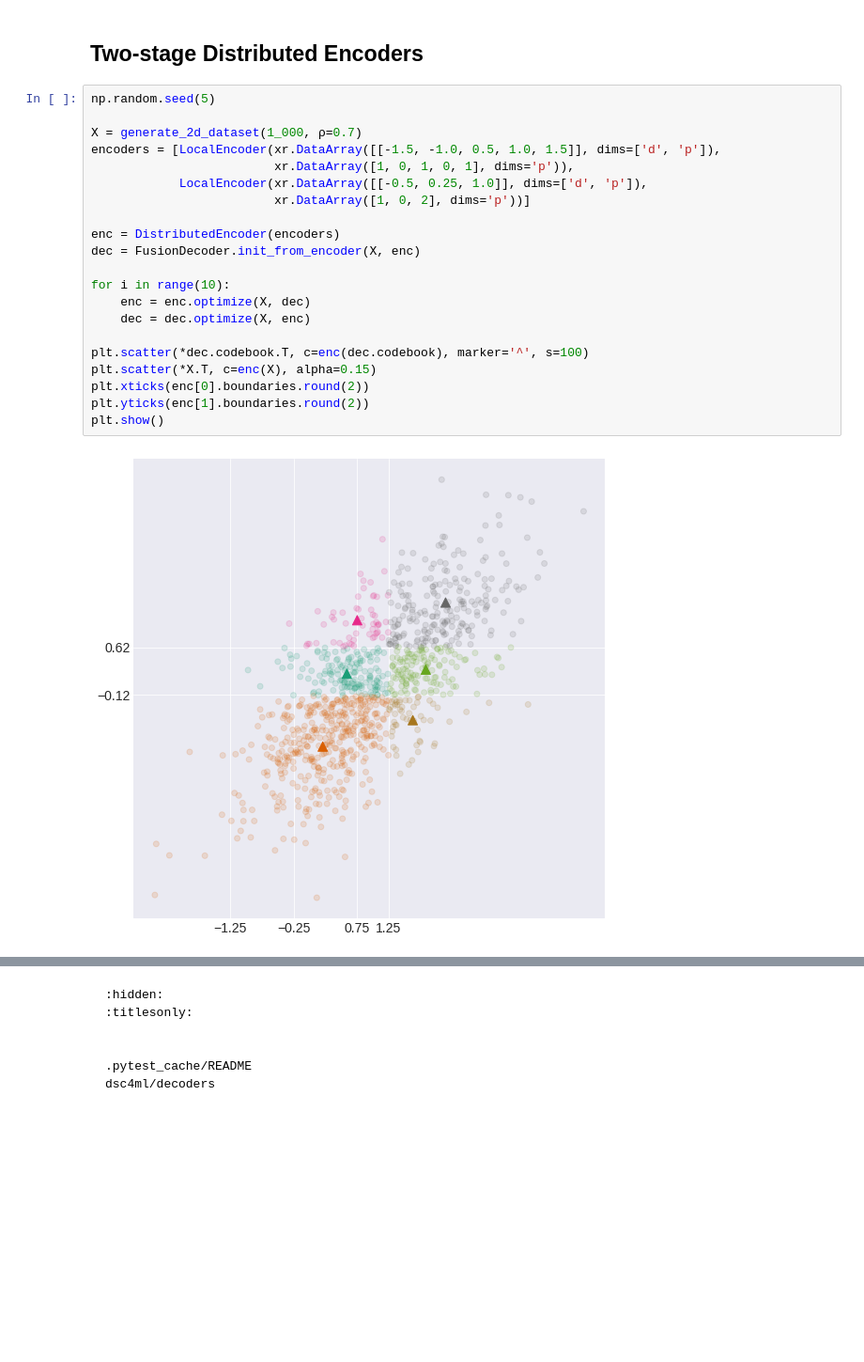
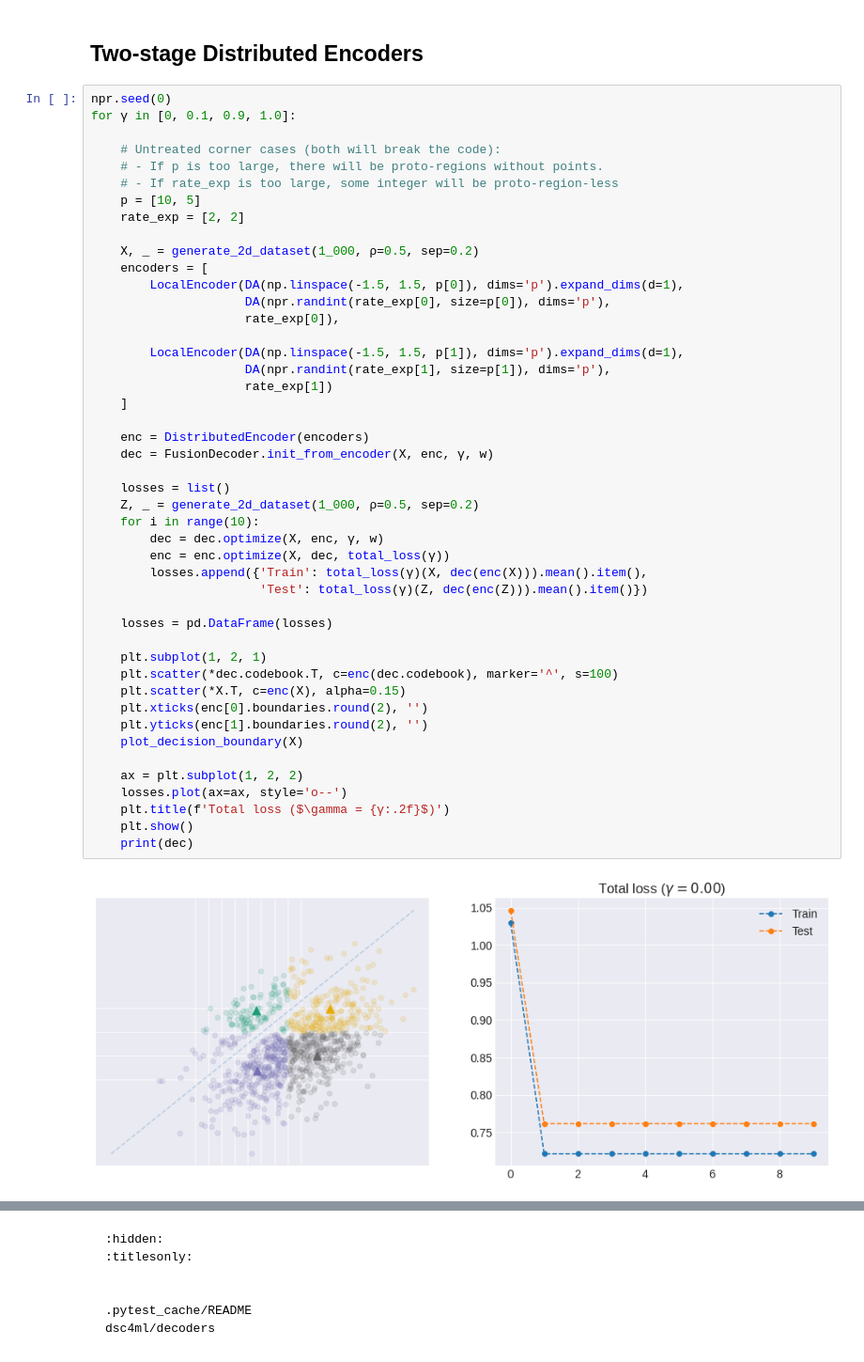
Before and after one commit to dsevero/dsevero, a Jupyter notebook: scratch/dsc4ml/_build/jupyter_execute/content.ipynb, the cells around one changed output, grey strips where cells are left out. Shown at 94% size. Cells and saved outputs as stored; diff of their text form; blank space fills up the shorter version.

```diff
--- a/scratch/dsc4ml/_build/jupyter_execute/content.ipynb
+++ b/scratch/dsc4ml/_build/jupyter_execute/content.ipynb
@@ -81,25 +186,50 @@ plt.show()
 # %% [markdown]
 ## Two-stage Distributed Encoders
 # %%
-np.random.seed(5)
+npr.seed(0)
+for γ in [0, 0.1, 0.9, 1.0]:
 
-X = generate_2d_dataset(1_000, ρ=0.7)
-encoders = [LocalEncoder(xr.DataArray([[-1.5, -1.0, 0.5, 1.0, 1.5]], dims=['d', 'p']),
-                         xr.DataArray([1, 0, 1, 0, 1], dims='p')),
-            LocalEncoder(xr.DataArray([[-0.5, 0.25, 1.0]], dims=['d', 'p']),
-                         xr.DataArray([1, 0, 2], dims='p'))]
+    # Untreated corner cases (both will break the code):
+    # - If p is too large, there will be proto-regions without points.
+    # - If rate_exp is too large, some integer will be proto-region-less
+    p = [10, 5]
+    rate_exp = [2, 2]
 
-enc = DistributedEncoder(encoders)
-dec = FusionDecoder.init_from_encoder(X, enc)
+    X, _ = generate_2d_dataset(1_000, ρ=0.5, sep=0.2)
+    encoders = [
+        LocalEncoder(DA(np.linspace(-1.5, 1.5, p[0]), dims='p').expand_dims(d=1),
+                     DA(npr.randint(rate_exp[0], size=p[0]), dims='p'),
+                     rate_exp[0]),
 
-for i in range(10):
-    enc = enc.optimize(X, dec)
-    dec = dec.optimize(X, enc)
+        LocalEncoder(DA(np.linspace(-1.5, 1.5, p[1]), dims='p').expand_dims(d=1),
+                     DA(npr.randint(rate_exp[1], size=p[1]), dims='p'),
+                     rate_exp[1])
+    ]
 
-plt.scatter(*dec.codebook.T, c=enc(dec.codebook), marker='^', s=100)
-plt.scatter(*X.T, c=enc(X), alpha=0.15)
-plt.xticks(enc[0].boundaries.round(2))
-plt.yticks(enc[1].boundaries.round(2))
-plt.show()
+    enc = DistributedEncoder(encoders)
+    dec = FusionDecoder.init_from_encoder(X, enc, γ, w)
+
+    losses = list()
+    Z, _ = generate_2d_dataset(1_000, ρ=0.5, sep=0.2)
+    for i in range(10):
+        dec = dec.optimize(X, enc, γ, w)
+        enc = enc.optimize(X, dec, total_loss(γ))
+        losses.append({'Train': total_loss(γ)(X, dec(enc(X))).mean().item(),
+                       'Test': total_loss(γ)(Z, dec(enc(Z))).mean().item()})
+
+    losses = pd.DataFrame(losses)
+
+    plt.subplot(1, 2, 1)
+    plt.scatter(*dec.codebook.T, c=enc(dec.codebook), marker='^', s=100)
+    plt.scatter(*X.T, c=enc(X), alpha=0.15)
+    plt.xticks(enc[0].boundaries.round(2), '')
+    plt.yticks(enc[1].boundaries.round(2), '')
+    plot_decision_boundary(X)
+
+    ax = plt.subplot(1, 2, 2)
+    losses.plot(ax=ax, style='o--')
+    plt.title(f'Total loss ($\gamma = {γ:.2f}$)')
+    plt.show()
+    print(dec)
 # %% [output]
-[figure, old version]
+[figure, new version]
```
Also changed, not shown: parts of 4 cells of this notebook, 34 other files.
